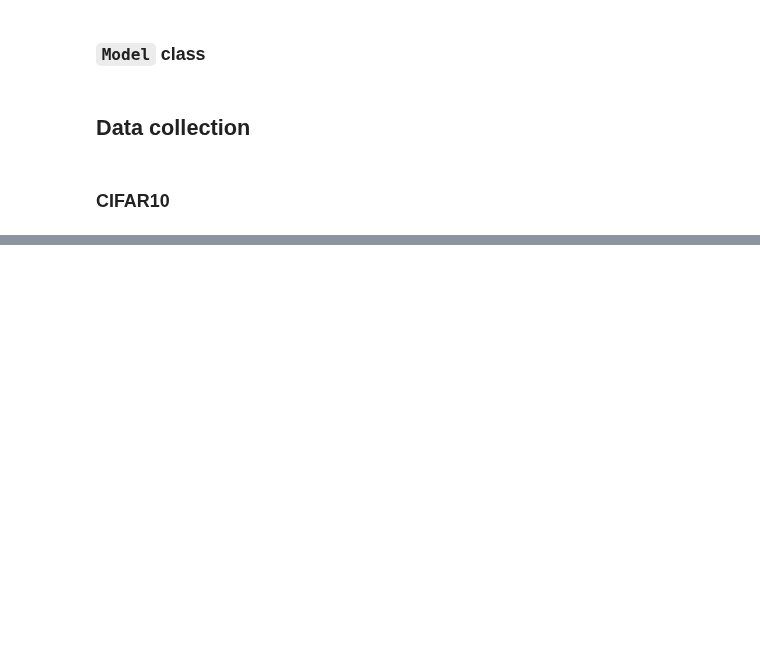
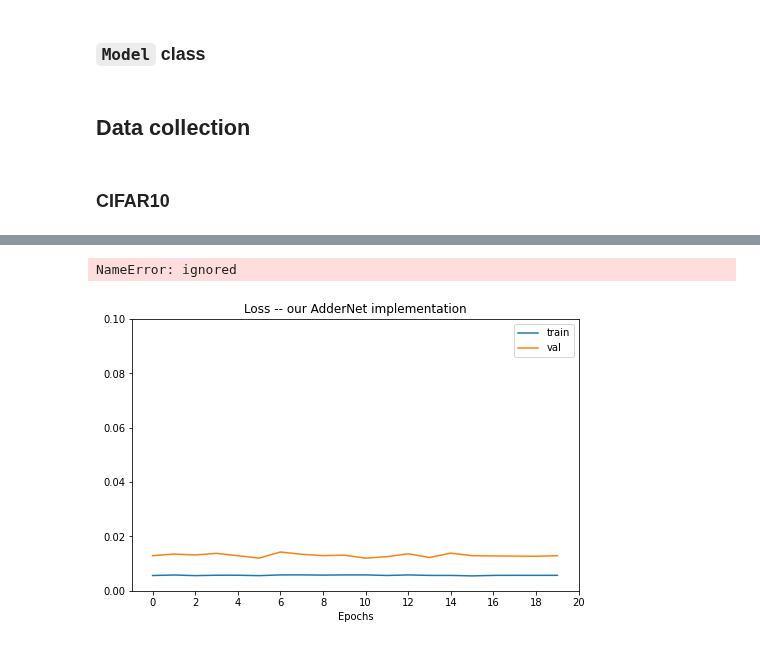
Before and after one commit to jdowner212/cs577_addernet, a Jupyter notebook: AdderNet_functions.ipynb, the cells around one changed output, grey strips where cells are left out. Drawn from its saved outputs; the diff is of its cells as text; code cells hidden in the pictures; blank space fills up the shorter version.

```diff
--- a/AdderNet_functions.ipynb
+++ b/AdderNet_functions.ipynb
@@ -421,14 +419,10 @@ class batch_norm_layer(Layer):
         var = np.mean(((X-mean)**2), axis=(0, 1, 2), keepdims=True)
         std = np.sqrt(var)
 
-        eps=np.random.uniform(1e-07,1e-06)
-
-
         X_center = X - mean
-        X_norm = X_center/(std+eps)
+        X_norm = X_center/(std+eps())
 
         self.output = X_norm*self.gamma + self.beta
-
         self.cache = X, X_center, X_norm
 
         return self.output
@@ -462,7 +456,7 @@ class batch_norm_layer(Layer):
         dX *= self.gamma/((m**2)*std)
 
         self.gamma = self.gamma - learning_rate*dGamma
-        self.beta = self.beta - learning_rate*dBeta
+        self.beta  = self.beta  - learning_rate*dBeta
 
         return dX
 # %% [markdown]
@@ -738,7 +710,7 @@ def load_cifar_data(folder,tiny=False):
     y_trn, y_val = y_trn[:n_90], y_trn[n_90:]
 
     if tiny:
-        X_trn,y_trn,X_tst,y_tst,X_val,y_val = X_trn[:500],y_trn[:500],X_tst[:100],y_tst[:100],X_val[:100],y_val[:100]
+        X_trn,y_trn,X_tst,y_tst,X_val,y_val = X_trn[:1000],y_trn[:1000],X_tst[:100],y_tst[:100],X_val[:100],y_val[:100]
 
     return X_trn, y_trn, X_tst, y_tst, X_val, y_val
 
@@ -747,11 +719,10 @@ X_trn_c10, y_trn_c10, X_tst_c10, y_tst_c10, X_val_c10, y_val_c10 = load_cifar_da
 # %%
 this_model = Model(loss_name='cat_cross_entropy')
 
-this_model.add(adder_layer(output_channels=8,kernel_size=3,stride=1,padding=1))
+this_model.add(adder_layer(output_channels=8,kernel_size=3,stride=1,padding=1,adaptive_eta=0.1))
 this_model.add(Activation('relu'))
 this_model.add(MaxPool(pool_size=2))
 this_model.add(batch_norm_layer())
-
 
 this_model.add(Flatten())
 
@@ -760,6 +731,6 @@ this_model.add(Activation('relu'))
 this_model.add(FullyConnected(output_channels=10))
 this_model.add(Activation('softmax'))
 # %%
-this_model.fit(X_trn_c10,y_trn_c10,epochs=20,batch_size=16,learning_rate=1e-03,x_val=X_val_c10,y_val=y_val_c10)
+history = this_model.fit(X_trn_c10,y_trn_c10,epochs=20,batch_size=64,learning_rate=1e-01,x_val=X_val_c10,y_val=y_val_c10)
 # %% [output]
 0
@@ -771,3 +753,27 @@ KeyboardInterrupt: ignored
+# %%
+plt.figure(figsize=(8,5))
+plt.plot(range(20),history['accuracy'],label='train')
+plt.plot(range(20),history['val_accuracy'],label='val')
+plt.legend()
+plt.xlabel('Epochs')
+plt.xticks(range(0,21,2))
+plt.ylim(0,0.3)
+plt.title('Accuracy -- our AdderNet implementation')
+plt.show()
+# %% [output]
+NameError: ignored
+# %%
+plt.figure(figsize=(8,5))
+plt.plot(range(20),history['loss'],label='train')
+plt.plot(range(20),history['val_loss'],label='val')
+plt.legend()
+plt.xlabel('Epochs')
+plt.xticks(range(0,21,2))
+plt.ylim(0,0.1)
+plt.title('Loss -- our AdderNet implementation')
+plt.show()
+# %% [output]
+[figure, added]
 # %%
 #this_model = Model(loss_name='cat_cross_entropy')
 # l1 = X_trn_c10
```
Also changed, not shown: parts of 8 cells of this notebook.
